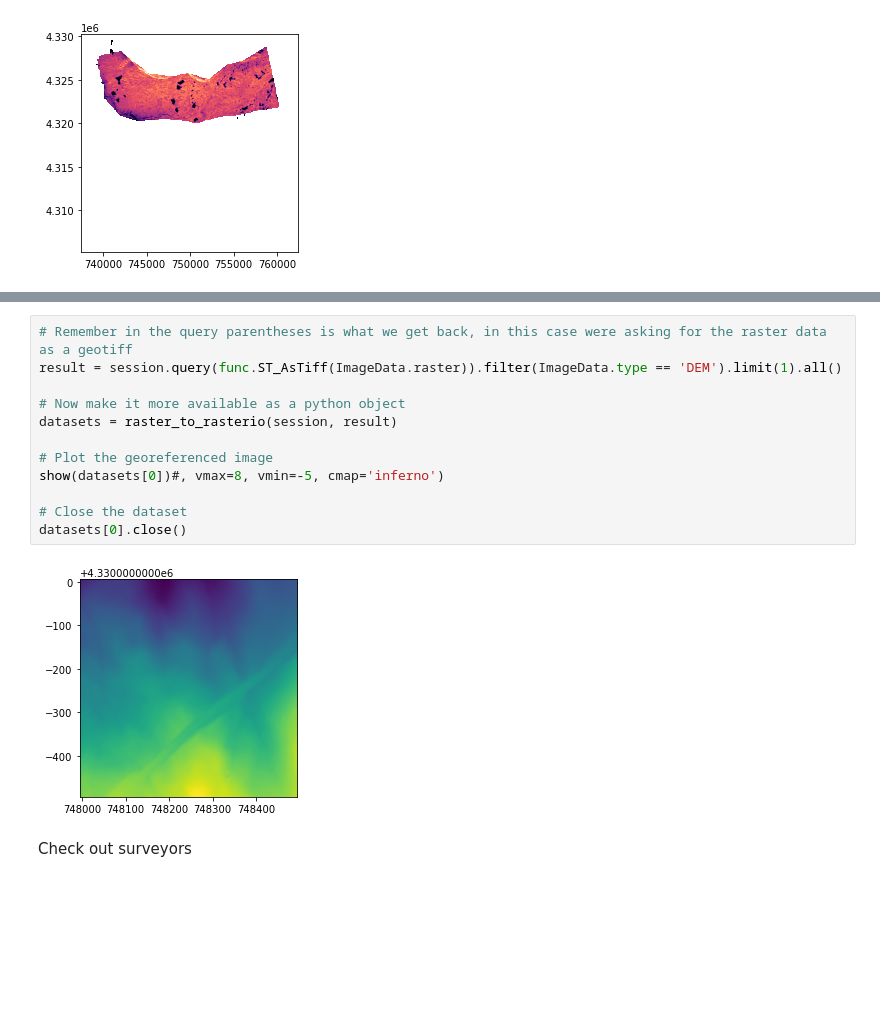
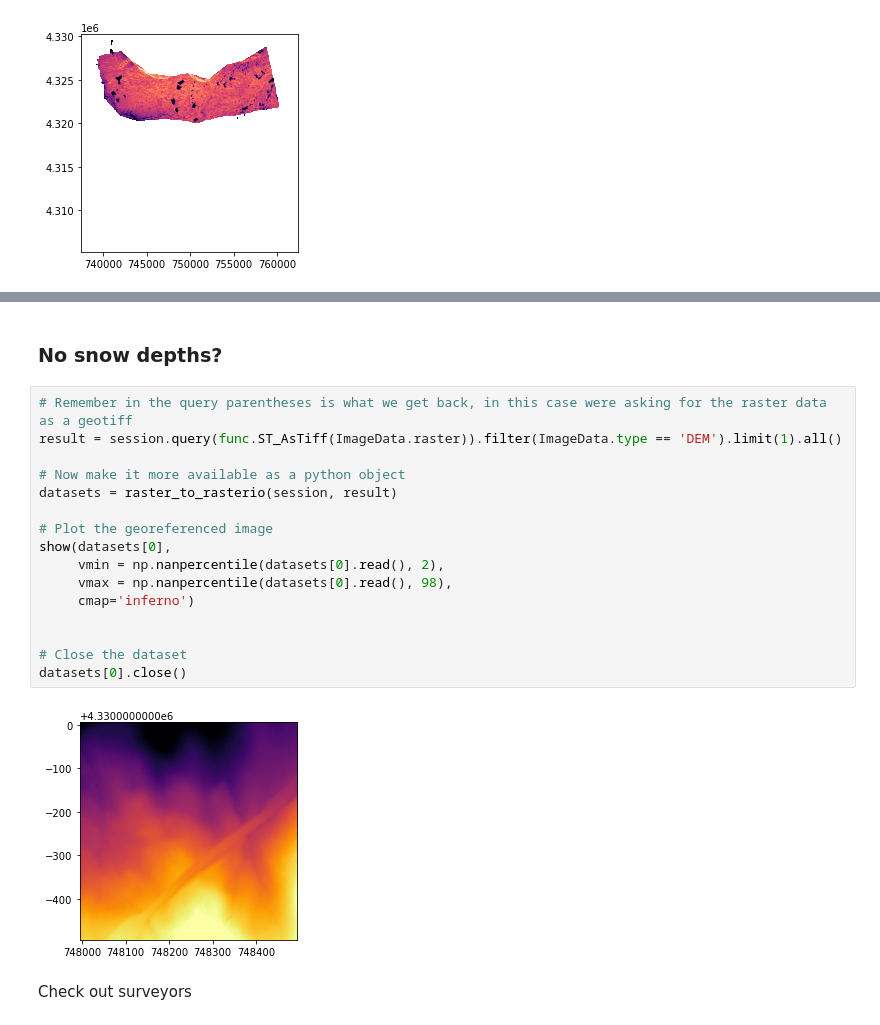
Before and after one commit to snowex-hackweek/integration_station, a Jupyter notebook: contributors/michelle/depths_and_dems.ipynb, the cells around one changed output, grey strips where cells are left out. Drawn from its saved outputs; the diff is of its cells as text; blank space fills up the shorter version.

```diff
--- a/contributors/michelle/depths_and_dems.ipynb
+++ b/contributors/michelle/depths_and_dems.ipynb
@@ -68,17 +79,23 @@ datasets[0].close()
+# %% [markdown]
+### No snow depths?
 # %%
 # Remember in the query parentheses is what we get back, in this case were asking for the raster data as a geotiff
 result = session.query(func.ST_AsTiff(ImageData.raster)).filter(ImageData.type == 'DEM').limit(1).all()
 
 # Now make it more available as a python object
 datasets = raster_to_rasterio(session, result)
 
 # Plot the georeferenced image
-show(datasets[0])#, vmax=8, vmin=-5, cmap='inferno')
+show(datasets[0],
+     vmin = np.nanpercentile(datasets[0].read(), 2),
+     vmax = np.nanpercentile(datasets[0].read(), 98),
+     cmap='inferno')
+
 
 # Close the dataset
 datasets[0].close()
 # %% [output]
-[figure, old version]
+[figure, new version]
 # %% [markdown]
 Check out surveyors
 # %%
```
Also changed, not shown: parts of 18 cells of this notebook.
